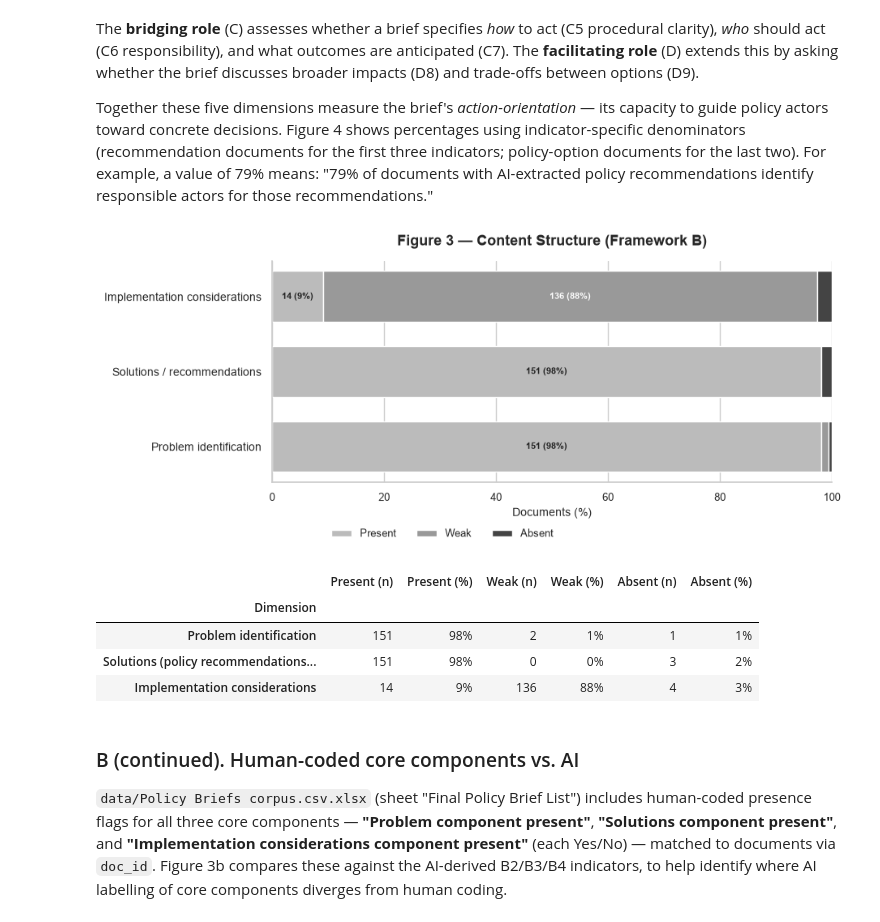
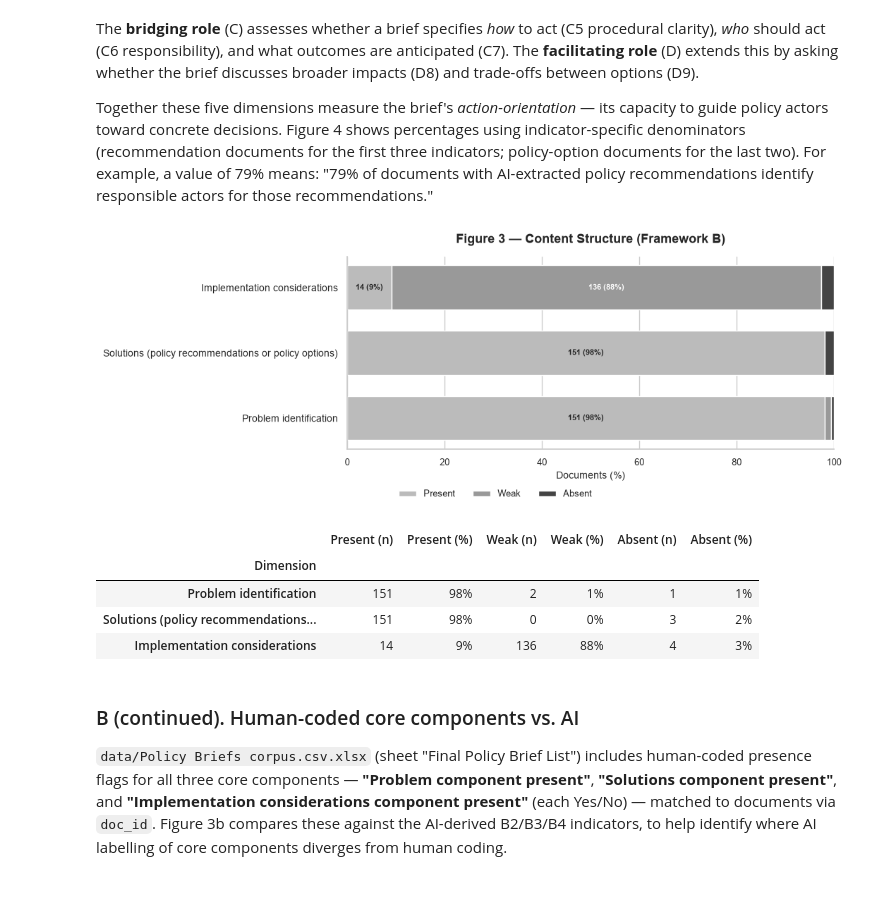
Before and after one commit to doschul/PolicyBriefAnalysis, a Jupyter notebook: policy_brief_analysis_integrated.ipynb, the cells around one changed output. Saved outputs shown, nothing was run; the diff lists cells and outputs as text; code cells hidden in the pictures; blank space fills up the shorter version.

```diff
--- a/policy_brief_analysis_integrated.ipynb
+++ b/policy_brief_analysis_integrated.ipynb
@@ -628,37 +634,37 @@ ax.set_xlim(0, 100)
 ax.set_yticks(np.arange(len(dim_labels)))
 ax.set_yticklabels([
     'Problem identification',
-    'Solutions / recommendations',
+    'Solutions (policy recommendations or policy options)',
     'Implementation considerations',
 ], fontsize=10)
 ax.set_xlabel('Documents (%)', fontsize=10)
 ax.tick_params(axis='x', labelsize=9)
 ax.set_title('Figure 3 — Content Structure (Framework B)', fontsize=13, fontweight='bold', pad=14)
 legend_handles, legend_labels = ax.get_legend_handles_labels()
 fig.legend(legend_handles, legend_labels, loc='lower center', ncol=3,
            bbox_to_anchor=(0.5, 0.035), frameon=False, fontsize=9)
 fig.subplots_adjust(left=0.29, right=0.98, top=0.84, bottom=0.22)
 save_standalone(fig, 'fig3_content_structure_ai')
 plt.show()
 sns.set_context('talk')
 
 # Summary table
 rows_b = []
 for col, label in available_b:
     s = analysis_df[col].astype(str).str.lower()
     rows_b.append({
         'Dimension':     label,
         'Present (n)':   int((s == 'present').sum()),
         'Present (%)':   f'{(s == "present").mean():.0%}',
         'Weak (n)':      int((s == 'weak').sum()),
         'Weak (%)':      f'{(s == "weak").mean():.0%}',
         'Absent (n)':    int((s == 'absent').sum()),
         'Absent (%)':    f'{(s == "absent").mean():.0%}',
     })
 if rows_b:
     display(pd.DataFrame(rows_b).set_index('Dimension'))
 # %% [output]
-[figure, old version]
+[figure, new version]
 |  | Present (n) | Present (%) | Weak (n) | Weak (%) | Absent (n) | Absent (%) |
 | Dimension |  |  |  |  |  |  |
 | Problem identification | 151 | 98% | 2 | 1% | 1 | 1% |
```
Also changed, not shown: parts of 18 cells of this notebook, 30 other files.
